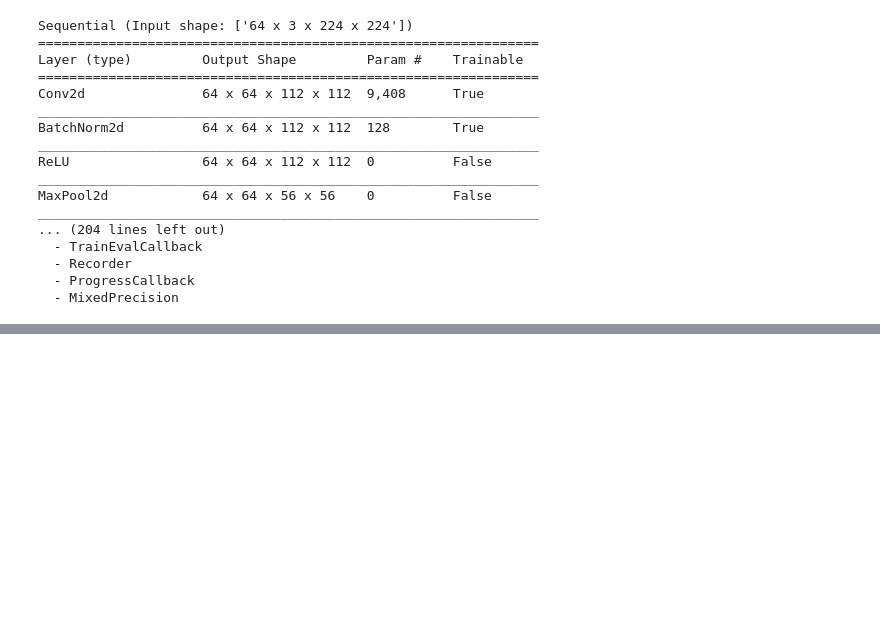
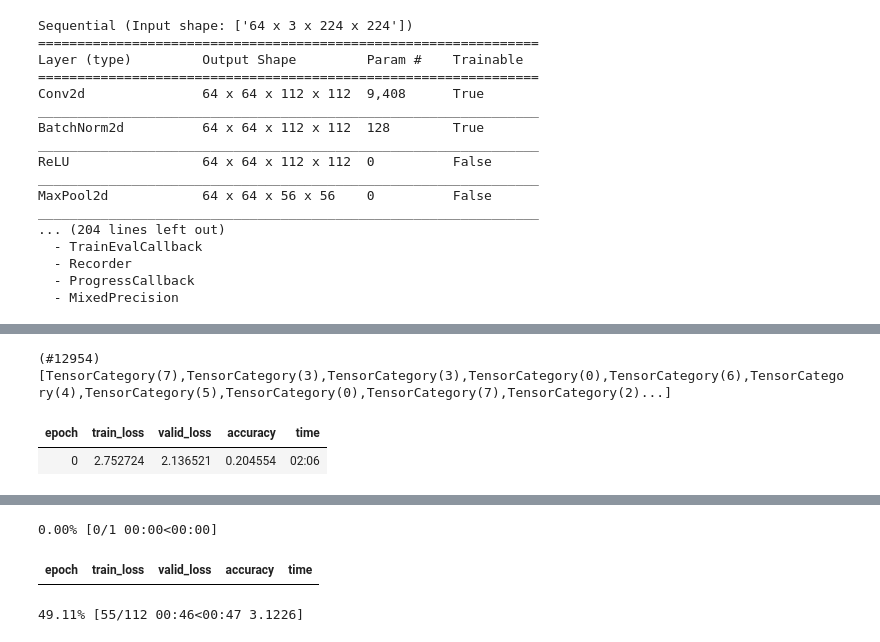
Before and after one commit to Aravinda89/multi_label_classification, a Jupyter notebook: ImageWoof_cross_validation.ipynb, the cells around one changed output, grey strips where cells are left out. Saved outputs shown, nothing was run; the diff lists cells and outputs as text; code cells hidden in the pictures; blank space fills up the shorter version.

```diff
--- a/ImageWoof_cross_validation.ipynb
+++ b/ImageWoof_cross_validation.ipynb
@@ -170,0 +186,8 @@ print(f"Minimum/10: {lr_min:.2e}, steepest point: {lr_steep:.2e}")
+# %%
+train_labels = L(dsrc.items).map(dsrc.tfms[1])
+# %%
+train_labels
+# %% [output]
+(#12954) [TensorCategory(7),TensorCategory(3),TensorCategory(3),TensorCategory(0),TensorCategory(6),TensorCategory(4),TensorCategory(5),TensorCategory(0),TensorCategory(7),TensorCategory(2)...]
+# %%
+kf = StratifiedKFold(n_splits=5, shuffle=True)
@@ -170,0 +199,24 @@ print(f"Minimum/10: {lr_min:.2e}, steepest point: {lr_steep:.2e}")
+# %%
+val_pct = []
+tst_preds = []
+skf = StratifiedKFold(n_splits=10, shuffle=True)
+
+for _, val_idx in kf.split(np.array(train_imgs+tst_imgs), train_labels):
+
+  splits = IndexSplitter(val_idx)
+  split = splits(train_imgs)
+  split_list = [split[0], split[1]]
+  split_list.append(L(range(len(train_imgs), len(train_imgs)+len(tst_imgs))))
+
+  dsrc = Datasets(train_imgs+tst_imgs, tfms=[[PILImage.create], [parent_label, Categorize]], splits=split_list)
+  dls = dsrc.dataloaders(bs=bs, after_item=item_tfms, after_batch=batch_tfms)
+
+  learn = cnn_learner(dls, resnet34, pretrained=False, metrics=accuracy)
+  learn.fit_one_cycle(1)
+
+  val_pct.append(learn.validate()[1])
+  a,b = learn.get_preds(ds_idx=2)
+  tst_preds.append(a)
+# %% [output]
+| epoch | train_loss | valid_loss | accuracy | time |
+| 0 | 2.752724 | 2.136521 | 0.204554 | 02:06 |
@@ -170,0 +225,3 @@ print(f"Minimum/10: {lr_min:.2e}, steepest point: {lr_steep:.2e}")
+0.00% [0/1 00:00<00:00]
+| epoch | train_loss | valid_loss | accuracy | time |
+49.11% [55/112 00:46<00:47 3.1226]
```
Also changed, not shown: parts of 8 cells of this notebook.
